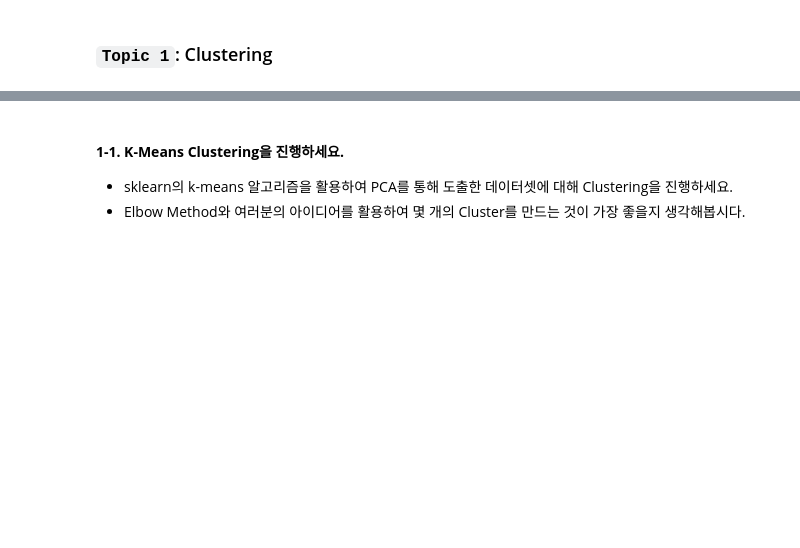
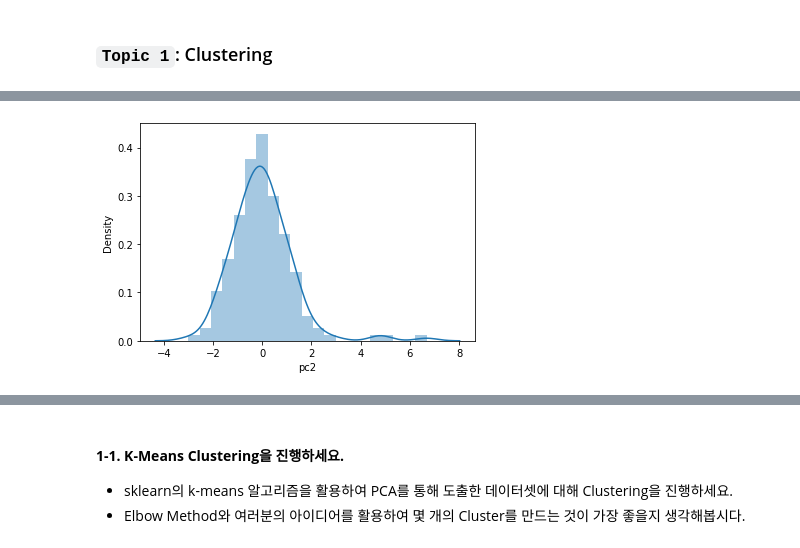
Before and after one commit to Ryu4824/code-states, a Jupyter notebook: Sprint3_Mini_Project_(10조).ipynb, the cells around one changed output, grey strips where cells are left out. Saved outputs shown, nothing was run; the diff lists cells and outputs as text; code cells hidden in the pictures; blank space fills up the shorter version.

```diff
--- a/Sprint3_Mini_Project_(10조).ipynb
+++ b/Sprint3_Mini_Project_(10조).ipynb
@@ -494,0 +541,4 @@ from sklearn.cluster import KMeans
+# %%
+sns.distplot(aid_pc.iloc[:,1]);
+# %% [output]
+[figure, added]
```
Also changed, not shown: parts of 21 cells of this notebook.
